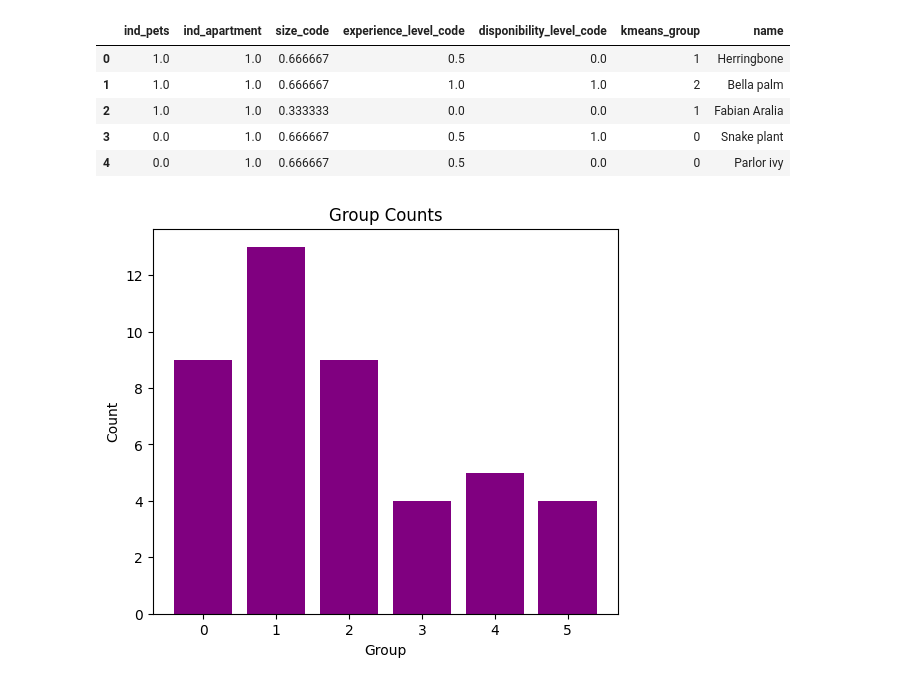
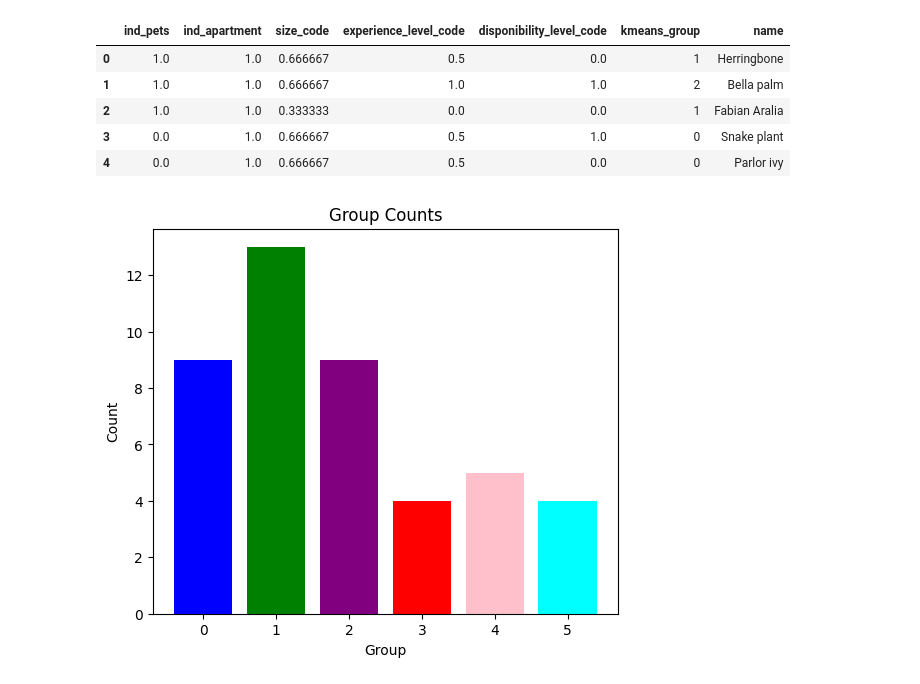
Before and after one commit to Chroma-CESAR/Rooted, a Jupyter notebook: notebooks/model.ipynb, the cells around one changed output. Saved outputs shown, nothing was run; the diff lists cells and outputs as text; code cells hidden in the pictures.

Commit message:
fix: graph collors

```diff
--- a/notebooks/model.ipynb
+++ b/notebooks/model.ipynb
@@ -300,11 +300,13 @@ data_grouped.head()
 # %%
 # plot the groups counts
 plt.figure(figsize=(6, 5))
-plt.bar(data_grouped['kmeans_group'].value_counts().index, data_grouped['kmeans_group'].value_counts(), color='purple')
+colors = ['blue', 'green', 'purple', 'red', 'pink', 'cyan']  # Define a color for each group
+group_counts = data_grouped['kmeans_group'].value_counts()
+plt.bar(group_counts.index, group_counts, color=[colors[i] for i in group_counts.index])
 plt.xlabel('Group')
 plt.ylabel('Count')
 plt.title('Group Counts')
-plt.xticks(data_grouped['kmeans_group'].value_counts().index)
+plt.xticks(group_counts.index)
 plt.show()
 # %% [output]
-[figure, old version]
+[figure, new version]
```
